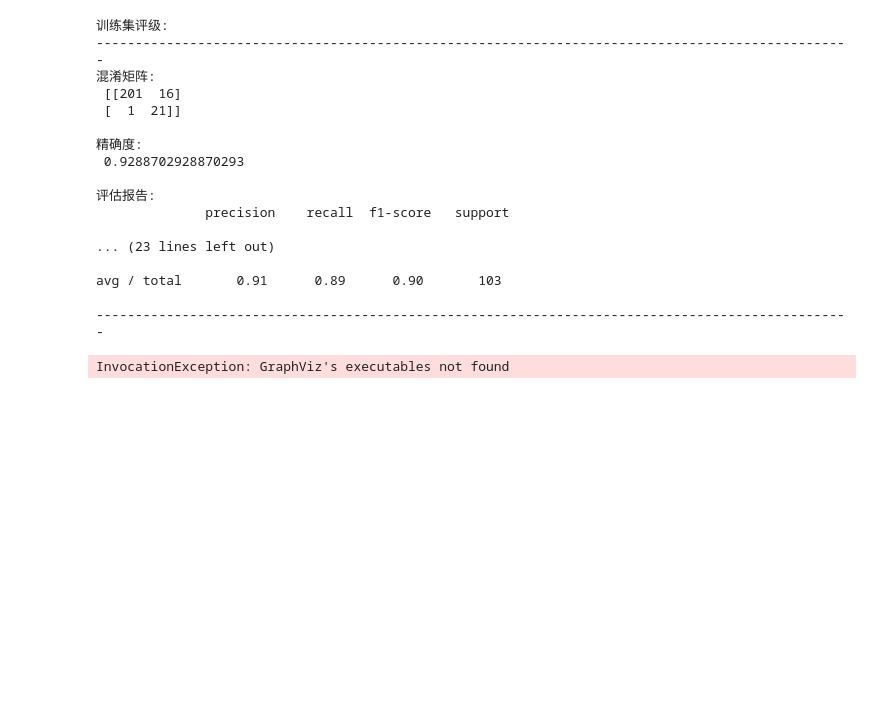
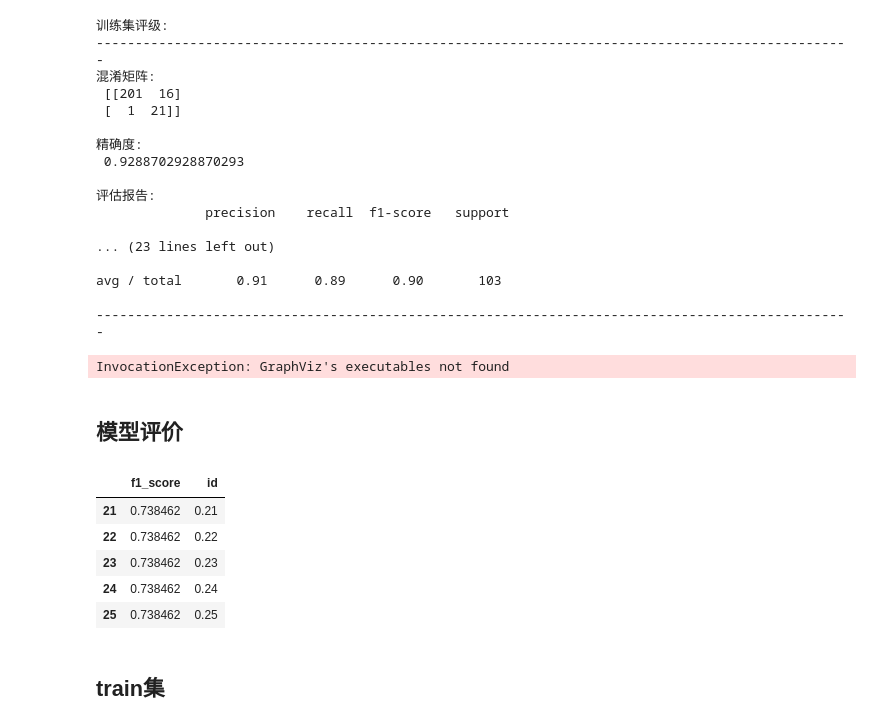
Before and after one commit to xuganghuhu/project_play, a Jupyter notebook: 决策树.ipynb, the cells around one changed output. Saved outputs shown, nothing was run; the diff lists cells and outputs as text; code cells hidden in the pictures; blank space fills up the shorter version.

```diff
--- a/决策树.ipynb
+++ b/决策树.ipynb
@@ -152,3 +152,5 @@ graph.write_png('rateLoan_deciTree.png')    #保存图像
 Image(graph.create_png())
 # %% [output]
 InvocationException: GraphViz's executables not found
+# %% [markdown]
+## 模型评价
@@ -154,0 +166,36 @@ InvocationException: GraphViz's executables not found
+# %%
+## 寻找最佳切点
+def bestP_go(dat):
+    F1_List=[]
+    i_List=[]
+    for i in list(np.arange(0,1,0.01)):
+        dat['pre']=dat['pre_P'].apply(lambda x:1 if x>=i else 0)
+        #mat=pd.DataFrame(pd.pivot_table(dat,values='num',index='pre',columns='real',aggfunc='sum'))
+
+        tp=dat[(dat['pre']==1)&(dat['real']==1)]['num'].count()
+        fp=dat[(dat['pre']==1)&(dat['real']==0)]['num'].count()
+        tn=dat[(dat['pre']==0)&(dat['real']==0)]['num'].count()
+        fn=dat[(dat['pre']==0)&(dat['real']==1)]['num'].count()
+
+        accracny=(tp+tn)/(tp+tn+fp+fn)
+        precision=tp/(tp+fp)
+        recall=tp/(tp+fn)
+        f1_score=2*precision*recall/(precision+recall)
+
+        i_List.append(i)
+        F1_List.append(f1_score)
+
+        df=pd.DataFrame({'id':i_List,'f1_score':F1_List})
+        df=df.dropna()
+    return df[df['f1_score']==max(df['f1_score'])].head()
+
+bestP_go(dtr_result)
+# %% [output]
+|  | f1_score | id |
+| 21 | 0.738462 | 0.21 |
+| 22 | 0.738462 | 0.22 |
+| 23 | 0.738462 | 0.23 |
+| 24 | 0.738462 | 0.24 |
+| 25 | 0.738462 | 0.25 |
+# %% [markdown]
+## train集
```
Also changed, not shown: parts of 10 cells of this notebook.
